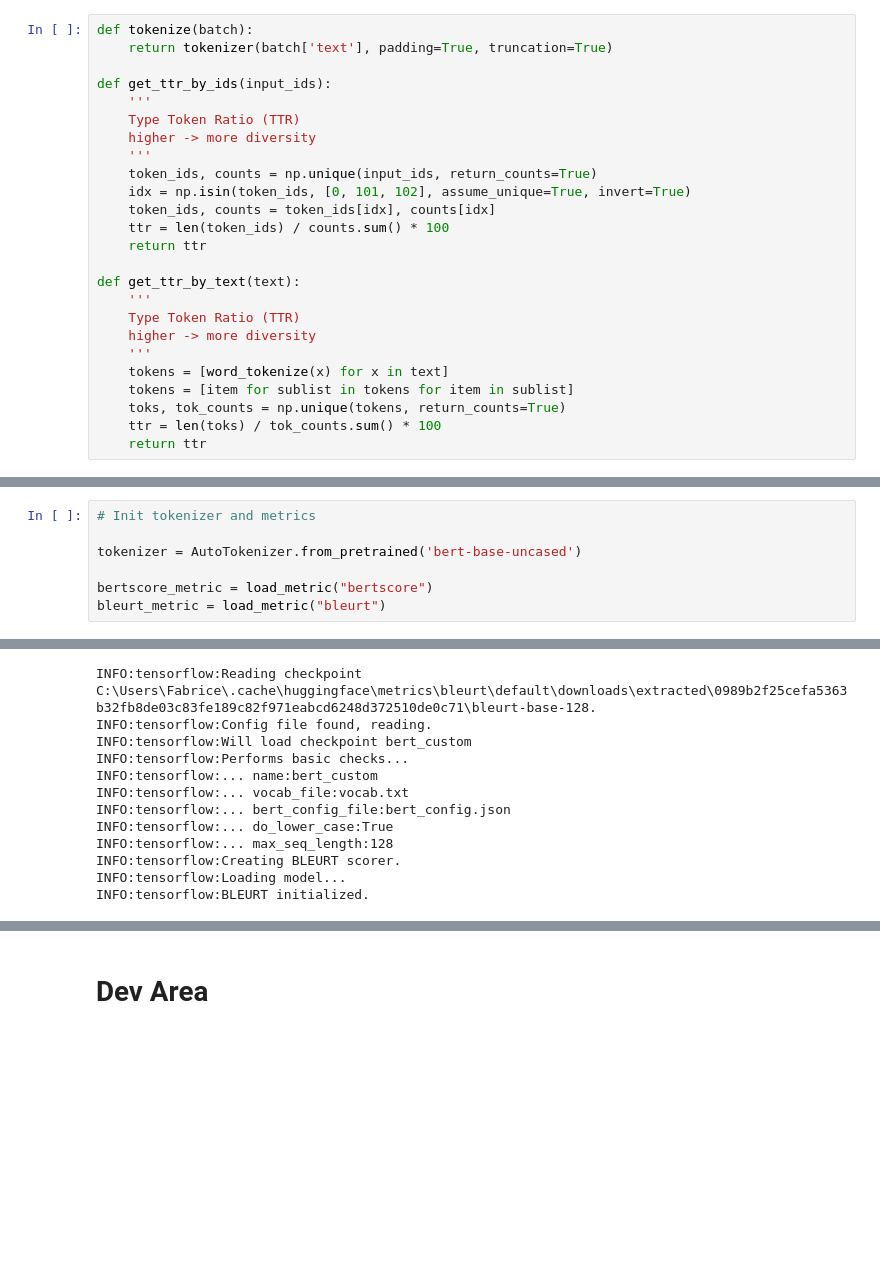
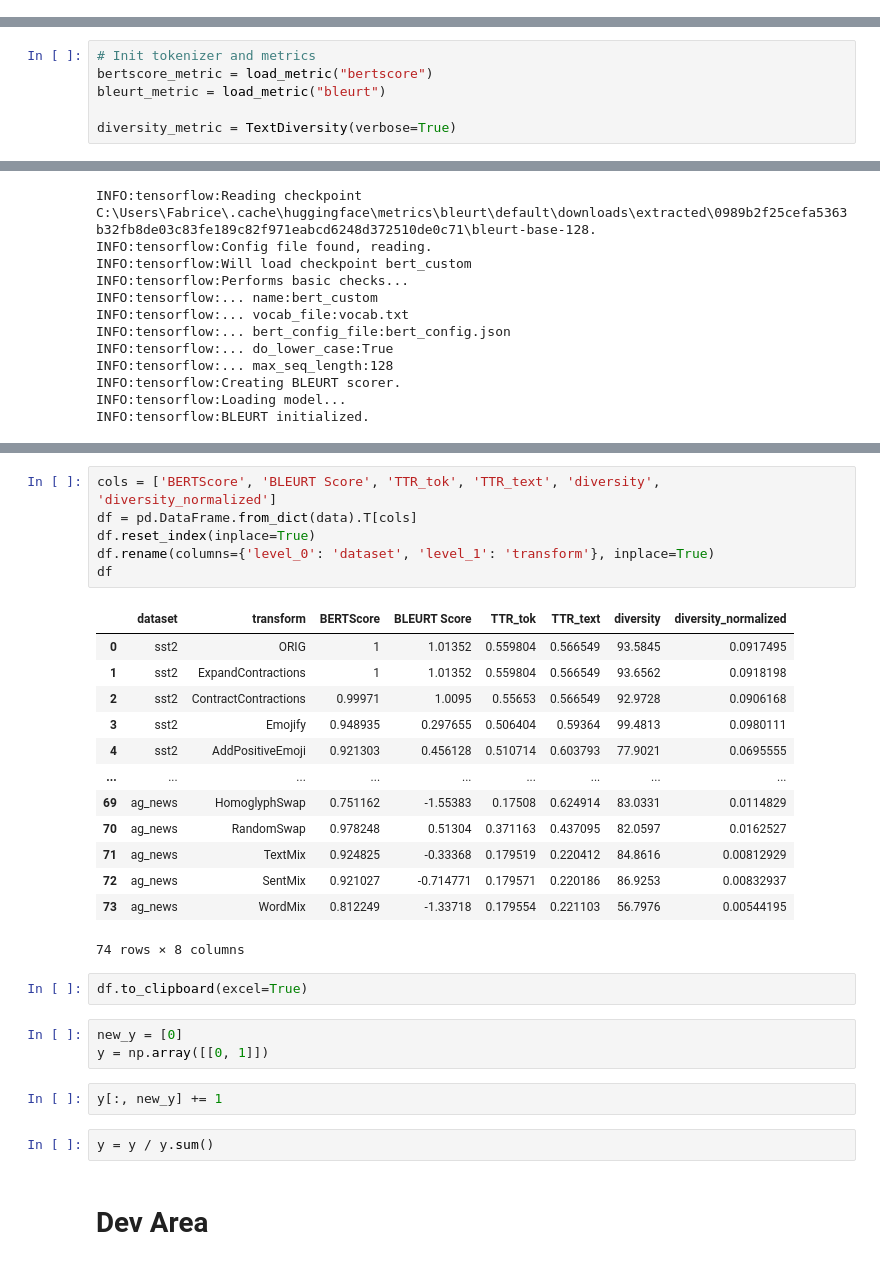
Before and after one commit to asakhala921/Sibyl_eval, a Jupyter notebook: nat_div.ipynb, the cells around one changed output, grey strips where cells are left out. Cells and saved outputs as stored; diff of their text form; blank space fills up the shorter version.

Commit message:
better label transformation handling
this is still janky but will do for now

```diff
--- a/nat_div.ipynb
+++ b/nat_div.ipynb
@@ -14,25 +16,0 @@ from nltk import word_tokenize
-# %%
-def tokenize(batch):
-    return tokenizer(batch['text'], padding=True, truncation=True)
-
-def get_ttr_by_ids(input_ids):
-    '''
-    Type Token Ratio (TTR)
-    higher -> more diversity
-    '''
-    token_ids, counts = np.unique(input_ids, return_counts=True)
-    idx = np.isin(token_ids, [0, 101, 102], assume_unique=True, invert=True)
-    token_ids, counts = token_ids[idx], counts[idx]
-    ttr = len(token_ids) / counts.sum() * 100
-    return ttr
-
-def get_ttr_by_text(text):
-    '''
-    Type Token Ratio (TTR)
-    higher -> more diversity
-    '''
-    tokens = [word_tokenize(x) for x in text]
-    tokens = [item for sublist in tokens for item in sublist]
-    toks, tok_counts = np.unique(tokens, return_counts=True)
-    ttr = len(toks) / tok_counts.sum() * 100
-    return ttr
@@ -39,10 +22,9 @@ def get_ttr_by_text(text):
 # %%
 # Init tokenizer and metrics
-
-tokenizer = AutoTokenizer.from_pretrained('bert-base-uncased')
-
 bertscore_metric = load_metric("bertscore")
 bleurt_metric = load_metric("bleurt")
+
+diversity_metric = TextDiversity(verbose=True)
 # %% [output]
 Using default BLEURT-Base checkpoint for sequence maximum length 128. You can use a bigger model for better results with e.g.: datasets.load_metric('bleurt', 'bleurt-large-512').
 INFO:tensorflow:Reading checkpoint C:\Users\Fabrice\.cache\huggingface\metrics\bleurt\default\downloads\extracted\0989b2f25cefa5363b32fb8de03c83fe189c82f971eabcd6248d372510de0c71\bleurt-base-128.
@@ -190,3 +204,32 @@ SIB  TTR: 5.56 %
+# %%
+cols = ['BERTScore', 'BLEURT Score', 'TTR_tok', 'TTR_text', 'diversity', 'diversity_normalized']
+df = pd.DataFrame.from_dict(data).T[cols]
+df.reset_index(inplace=True)
+df.rename(columns={'level_0': 'dataset', 'level_1': 'transform'}, inplace=True)
+df
+# %% [output]
+|  | dataset | transform | BERTScore | BLEURT Score | TTR_tok | TTR_text | diversity | diversity_normalized |
+| 0 | sst2 | ORIG | 1 | 1.01352 | 0.559804 | 0.566549 | 93.5845 | 0.0917495 |
+| 1 | sst2 | ExpandContractions | 1 | 1.01352 | 0.559804 | 0.566549 | 93.6562 | 0.0918198 |
+| 2 | sst2 | ContractContractions | 0.99971 | 1.0095 | 0.55653 | 0.566549 | 92.9728 | 0.0906168 |
+| 3 | sst2 | Emojify | 0.948935 | 0.297655 | 0.506404 | 0.59364 | 99.4813 | 0.0980111 |
+| 4 | sst2 | AddPositiveEmoji | 0.921303 | 0.456128 | 0.510714 | 0.603793 | 77.9021 | 0.0695555 |
+| ... | ... | ... | ... | ... | ... | ... | ... | ... |
+| 69 | ag_news | HomoglyphSwap | 0.751162 | -1.55383 | 0.17508 | 0.624914 | 83.0331 | 0.0114829 |
+| 70 | ag_news | RandomSwap | 0.978248 | 0.51304 | 0.371163 | 0.437095 | 82.0597 | 0.0162527 |
+| 71 | ag_news | TextMix | 0.924825 | -0.33368 | 0.179519 | 0.220412 | 84.8616 | 0.00812929 |
+| 72 | ag_news | SentMix | 0.921027 | -0.714771 | 0.179571 | 0.220186 | 86.9253 | 0.00832937 |
+| 73 | ag_news | WordMix | 0.812249 | -1.33718 | 0.179554 | 0.221103 | 56.7976 | 0.00544195 |
+74 rows × 8 columns
+# %%
+df.to_clipboard(excel=True)
+# %%
+new_y = [0]
+y = np.array([[0, 1]])
+# %%
+y[:, new_y] += 1
+# %%
+y = y / y.sum()
 # %% [markdown]
 # Dev Area
 # %% [markdown]
```
Also changed, not shown: parts of 19 cells of this notebook, 33 other files.
